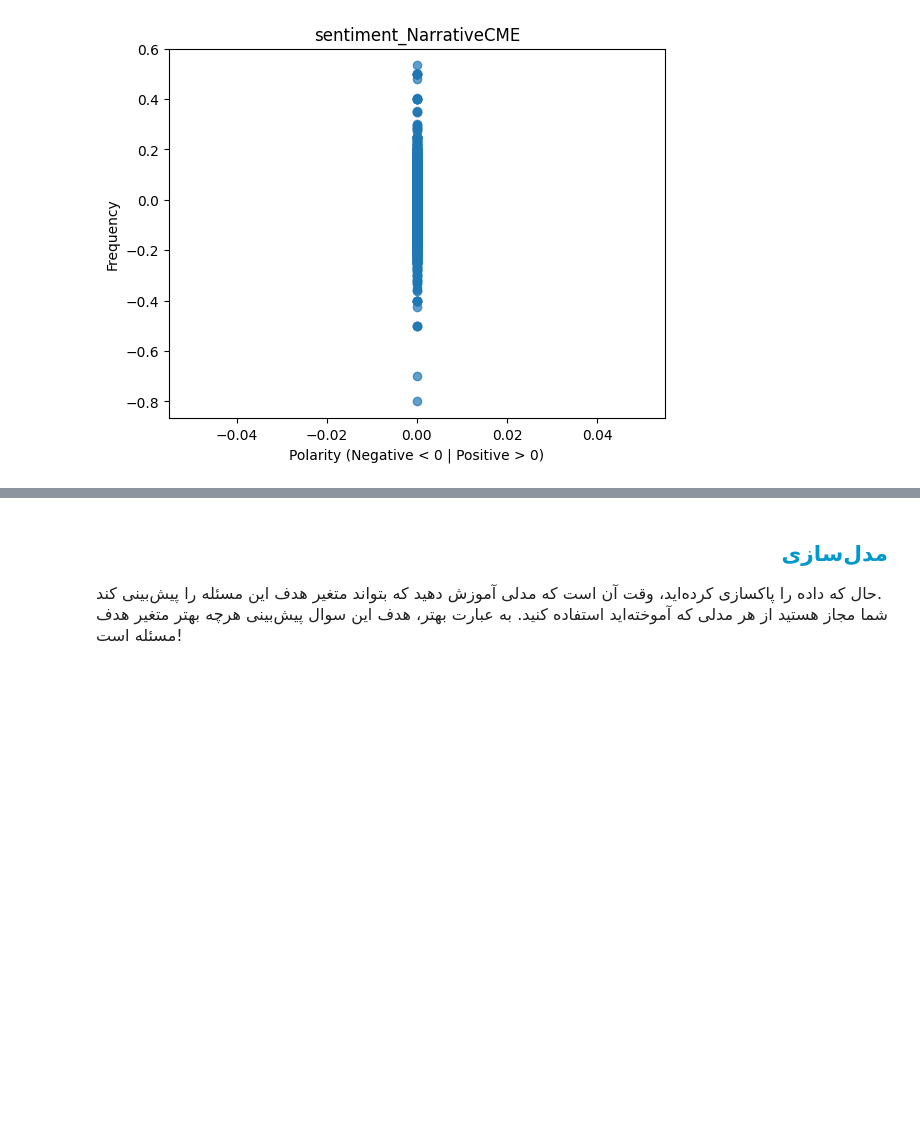
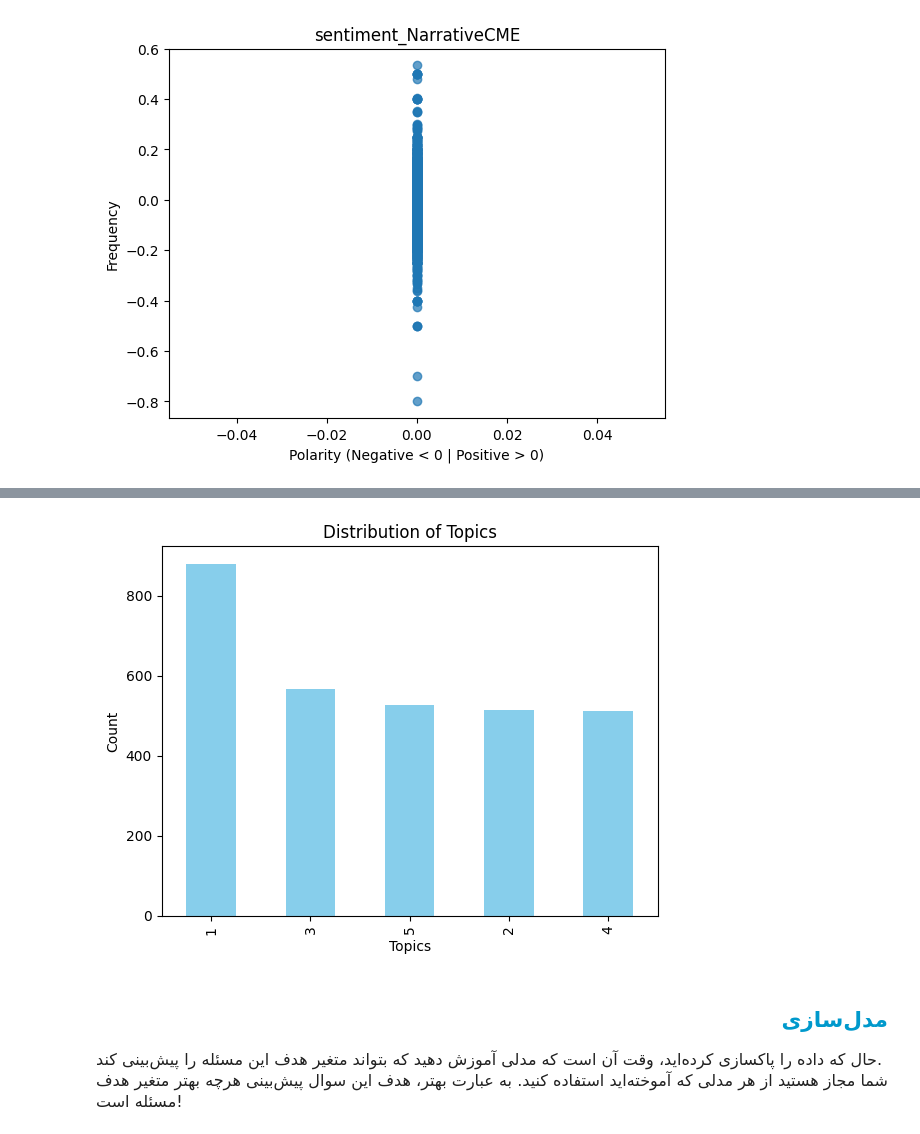
Before and after one commit to aliowx/sucide_analysis, a Jupyter notebook: notebook/Suicide.ipynb, the cells around one changed output, grey strips where cells are left out. Cells and saved outputs as stored; diff of their text form; code cells hidden in the pictures; blank space fills up the shorter version.

```diff
--- a/notebook/Suicide.ipynb
+++ b/notebook/Suicide.ipynb
@@ -360,11 +360,16 @@ from sklearn.decomposition import LatentDirichletAllocation
 
 vectorizer = CountVectorizer(stop_words='english')
 
-train_data['sentiment_NarrativeLE'] = train_data['sentiment_NarrativeLE'].fillna("").astype(str)
-train_data['sentiment_NarrativeCME'] = train_data['sentiment_NarrativeCME'].fillna("").astype(str)
-x_vectorized = vectorizer.fit_transform(train_data['sentiment_NarrativeLE'])
-y_vectorized = vectorizer.fit_transform(train_data['sentiment_NarrativeCME'])
+train_data['combined_text'] = (
+    train_data['sentiment_NarrativeLE'].fillna("").astype(str) + " " +
+    train_data['sentiment_NarrativeCME'].fillna("").astype(str)
+)
+x_vectorized = vectorizer.fit_transform(train_data['combined_text'])
 
 
 lad = LatentDirichletAllocation(n_components=5, random_state=42)
-lad.fit(x_vectorized, y_vectorized)
+lad.fit(x_vectorized)
+
+
+topic_assignment = lad.transform(x_vectorized)
+train_data["Topic"] = topic_assignment.argmax(axis=1) + 1
@@ -373,3 +385,11 @@ ValueError: empty vocabulary; perhaps the documents only contain stop words
+# %%
+train_data['Topic'].value_counts().plot(kind='bar', color='skyblue')
+plt.xlabel('Topics')
+plt.ylabel('Count')
+plt.title('Distribution of Topics')
+plt.show()
+# %% [output]
+[figure, added]
 # %% [markdown]
 <h2 align=right style="line-height:200%;font-family:vazir;color:#0099cc">
 <font face="vazir" color="#0099cc">
```
Also changed, not shown: parts of 2 cells of this notebook.
